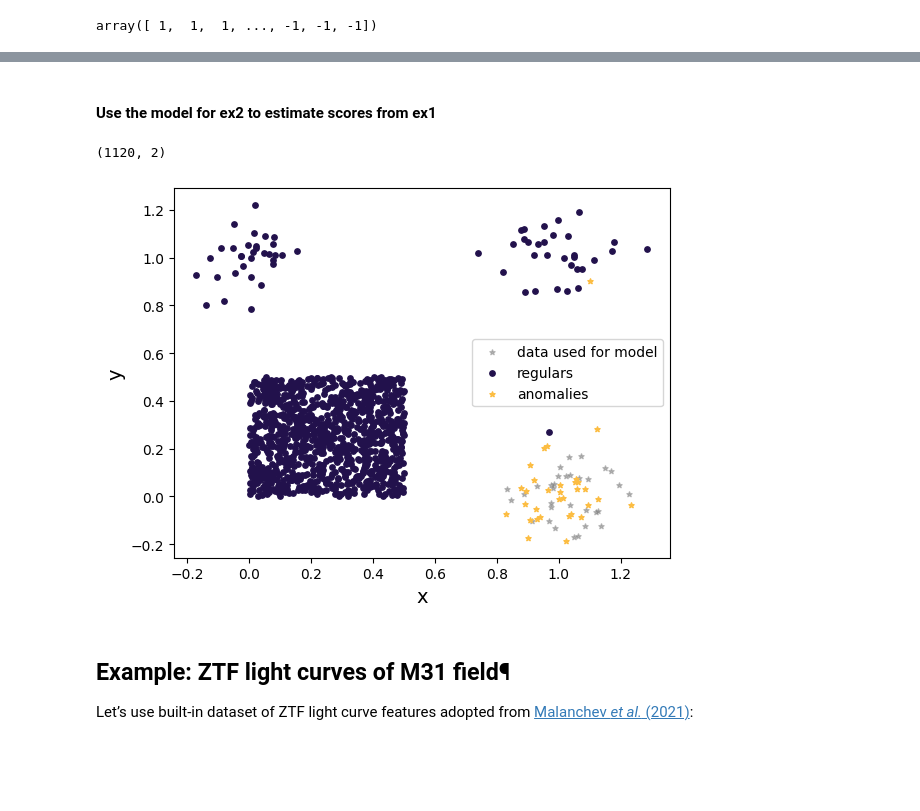
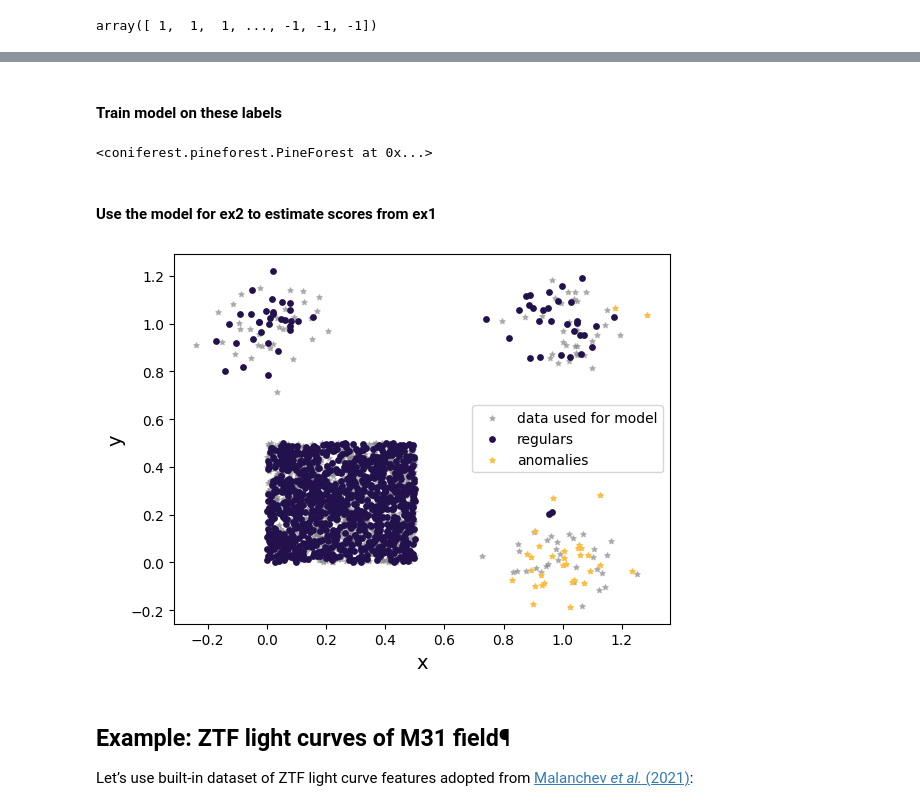
Before and after one commit to snad-space/coniferest, a Jupyter notebook: docs/notebooks/AISSAI_2024_tutorial.ipynb, the cells around one changed output, grey strips where cells are left out. Saved outputs shown, nothing was run; the diff lists cells and outputs as text; code cells hidden in the pictures; blank space fills up the shorter version.

```diff
--- a/docs/notebooks/AISSAI_2024_tutorial.ipynb
+++ b/docs/notebooks/AISSAI_2024_tutorial.ipynb
@@ -207,14 +207,16 @@ plt.show()
 
 Suppose now that you have a set of labels you looked at yesterday...
 # %%
+n_anomalies = 32
+
 data_ex2, labels_ex2 = non_anomalous_outliers(
     # Number of regular objects
     inliers=1024,
     #  Number of objects per each of three "outlier" classes
-    outliers=32,
+    outliers=n_anomalies,
     # Classification of "outlier" classes
     regions=[Label.R, Label.R, Label.A],
-    seed=None
+    seed=402,
 )
 
 labels_ex2
@@ -259,0 +227,21 @@ plt.show()
+# %%
+# All objects in right bottom corner are anomalies
+known_anomalies = np.where(
+    (data_ex2[:, 0] > 0.6)    # Large x
+    & (data_ex2[:, 1] < 0.5)  # Small y
+)[0]
+
+# No known regulars
+known_regulars = np.array([], dtype=int)
+# Or uncomment to actually add seven objects from the top right group
+# known_regulars = np.where(
+#     (data_ex2[:, 0] > 0.6)    # Large x
+#     & (data_ex2[:, 1] > 0.6)  # Large y
+# )[0][-7:]
+
+known_idx = np.r_[known_anomalies, known_regulars]
+known_data = data_ex2[known_idx]
+known_labels = np.r_[
+    np.full_like(known_anomalies, Label.ANOMALY, dtype=int),
+    np.full_like(known_regulars, Label.REGULAR, dtype=int),
+]
@@ -260,31 +261,32 @@ plt.show()
+# %% [markdown]
+#### Train model on these labels
+# %%
+model_ex2 = PineForest(random_seed=402)
+model_ex2.fit_known(data_ex2, known_data=known_data, known_labels=known_labels)
+# %% [output]
+<coniferest.pineforest.PineForest at 0x...>
 # %% [markdown]
 #### Use the model for ex2 to estimate scores from ex1
 # %%
-scores_dex1_mex2 = session_ex2.model.score_samples(data_ex1)
+scores_dex1_mex2 = model_ex2.score_samples(data_ex1)
-# %%
-data_ex2.shape
-# %% [output]
-(1120, 2)
 # %%
-n_anomalies = 32
-
 indx = scores_dex1_mex2.argsort()         # order objects according to their scores
 anomalies = data_ex1[indx[:n_anomalies]]  # separate anomalies
 regulars = data_ex1[indx[n_anomalies:]]   # separate regulars
 
 plt.show()
-plt.scatter(*data_ex2[~index].T, color='gray', label='data used for model',
-            alpha=0.5,s=15, marker="*")
+plt.scatter(*data_ex2.T, color='gray', label='data used for model',
+            alpha=0.5, s=15, marker="*")
 plt.scatter(*regulars.T, color='#22114C', marker='o', s=15,
             label='regulars')
 plt.scatter(*anomalies.T, color='#FCBD43', marker='*', s=15,
             label='anomalies')
 plt.xlabel('x', fontsize=14)
 plt.ylabel('y', fontsize=14)
 plt.legend()
 plt.show()
 # %% [output]
-[figure, old version]
+[figure, new version]
 # %% [markdown]
 ## Example: ZTF light curves of M31 field¶
 
```
Also changed, not shown: parts of 11 cells of this notebook.
